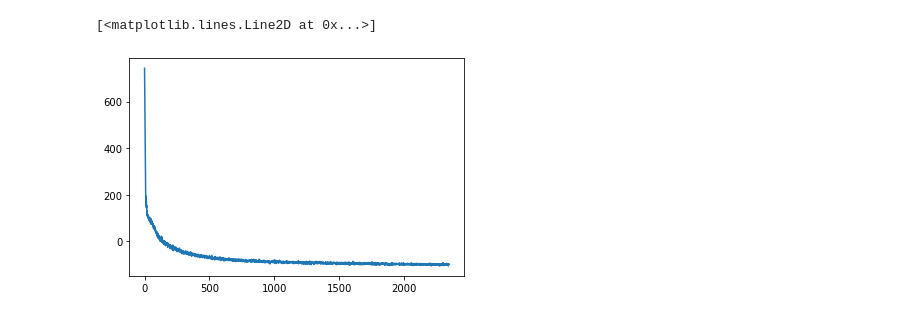
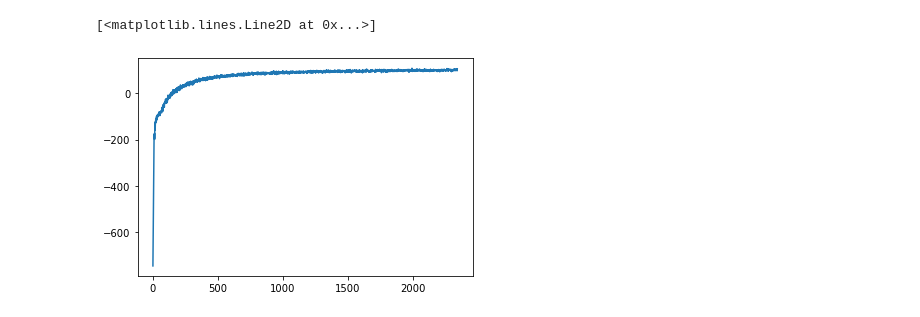
Before and after one commit to ox-advanced-topics-ml-2022-23-group-13/elbo-comparison, a Jupyter notebook: comparison/notebooks/mnist.ipynb, the cells around one changed output. Cells and saved outputs as stored; diff of their text form; code cells hidden in the pictures.

```diff
--- a/comparison/notebooks/mnist.ipynb
+++ b/comparison/notebooks/mnist.ipynb
@@ -54,10 +54,10 @@ losses = train(model, optim, train_loader, 5)
 # %%
 import matplotlib.pyplot as plt
 # %%
-plt.plot(losses)
+plt.plot(-losses)
 # %% [output]
 [<matplotlib.lines.Line2D at 0x...>]
-[figure, old version]
+[figure, new version]
 # %%
 losses
 # %% [output]
```
Also changed, not shown: parts of 2 cells of this notebook, 4 other files.
